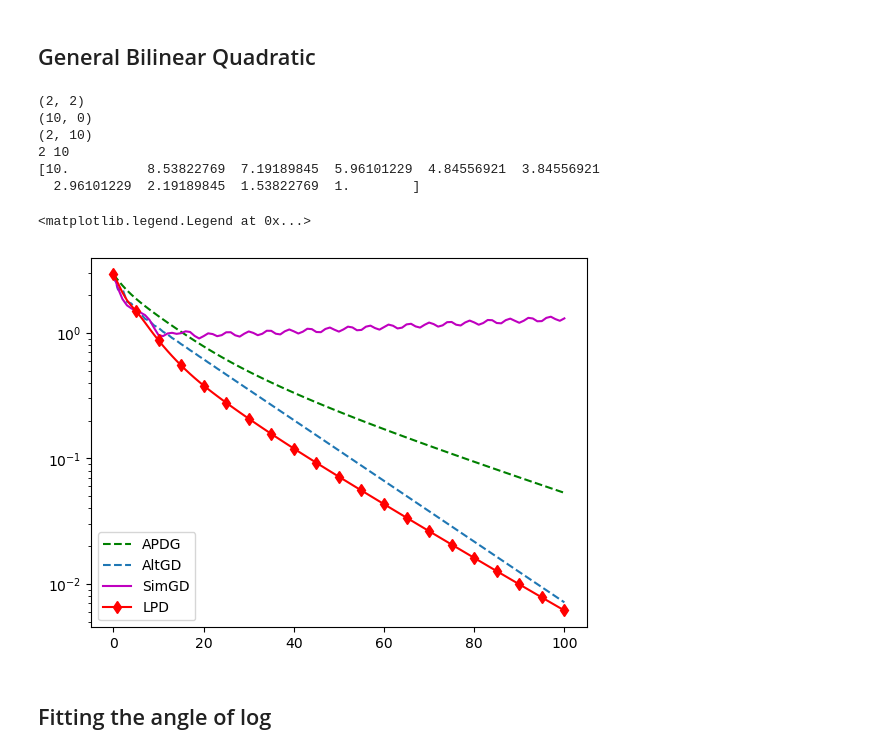
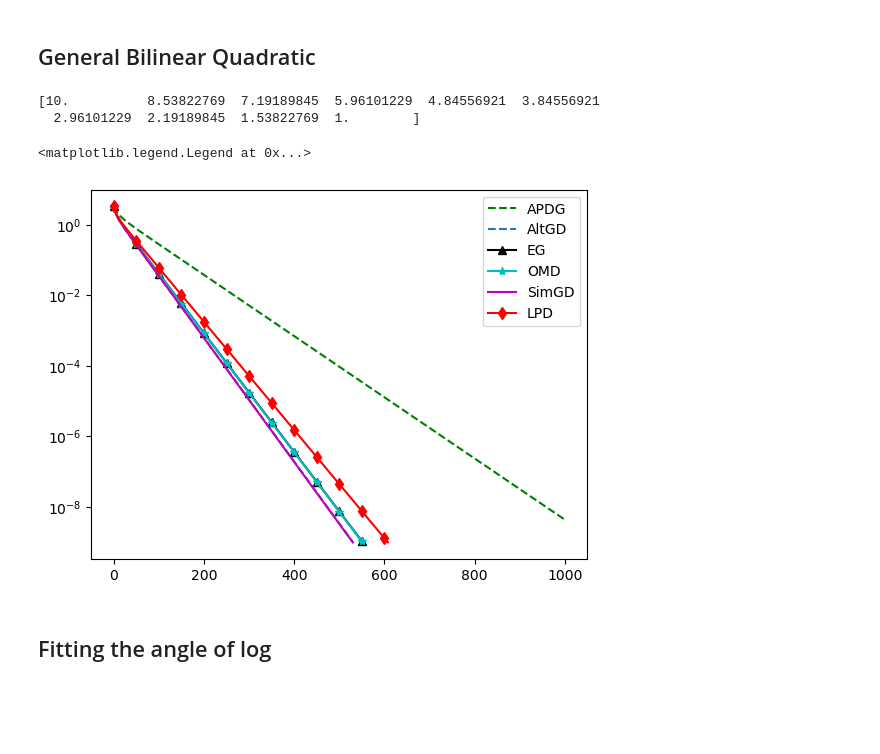
Before and after one commit to mrph2898/MASS, a Jupyter notebook: experiments/GeneralQuadratic.ipynb, the cells around one changed output. Saved outputs shown, nothing was run; the diff lists cells and outputs as text; code cells hidden in the pictures; blank space fills up the shorter version.

```diff
--- a/experiments/GeneralQuadratic.ipynb
+++ b/experiments/GeneralQuadratic.ipynb
@@ -27,46 +27,48 @@ nx=2
 ny=10
 
 problem_n = pr.BilinearQuadraticSaddle.with_parameters(nx=nx, ny=ny, L_x=10, mu_x=1, L_y=10, mu_y=1, L_xy=13.99959999, mu_xy=2)
+L = max(problem_n.L_x, problem_n.L_y, problem_n.L_xy)
 print(sla.svdvals(problem_n.C))
 params = {"apdg": None,
-          'altgd': 0.1,
-          'simgd': 0.05,
-          'avg': 1,
-          'eg':0.6,
-          'omd':0.3,
-          'AA': 0.5
+          "lpd": None,
+          'altgd': {"lr": 1 / (2*L)},
+          'simgd': {"lr": 1 / (2*L)},
+          # 'avg': {"lr": 1 / (2*L)},
+          'eg': {"lr": 1 / (2*L)},
+          'omd': {"lr": 1 / (2*L)},
+          # 'AA': {"lr": 1 / (2*L),
+          #        "k": 10,
+          #        "type2": True,
+          #        "reg": 1e-10,
+          #        "gamma": 1e-26
+          #       }
          }
  # {'adam':0.01, 'fr':0.05}
 
 x0 = np.random.randn(nx, )
 y0 = np.random.randn(ny, )
 type2=True
-iteration = 100
-k =  10
-methods_dict = ut.main(problem_n, iteration, x0.copy(), y0.copy(), params, k=k)
+iteration = 1000
+methods_dict = ut.main(problem_n, iteration, x0.copy(), y0.copy(), params)
 # %% [output]
-(2, 2)
-(10, 0)
-(2, 10)
-2 10
 [10.          8.53822769  7.19189845  5.96101229  4.84556921  3.84556921
   2.96101229  2.19189845  1.53822769  1.        ]
 # %%
 %matplotlib inline
 plot_interval = 1
-markevery=5
+markevery=50
 for method in methods_dict:
-    if method not in ["OMD", "EG"]:
-        plt.semilogy(np.arange(0, iteration+plot_interval, plot_interval),
+    if method not in []:
+        plt.semilogy(np.arange(0, len(methods_dict[method]["loss_hist"])+plot_interval-1, plot_interval),
                      methods_dict[method]["loss_hist"][::plot_interval],
                      methods_dict[method]["marker"],
                      markevery=markevery,
                      label=method
                     )
 plt.legend()
 # %% [output]
 <matplotlib.legend.Legend at 0x...>
-[figure, old version]
+[figure, new version]
 # %% [markdown]
 ## Fitting the angle of log
 # %%
```
Also changed, not shown: parts of 2 cells of this notebook, 6 other files.
